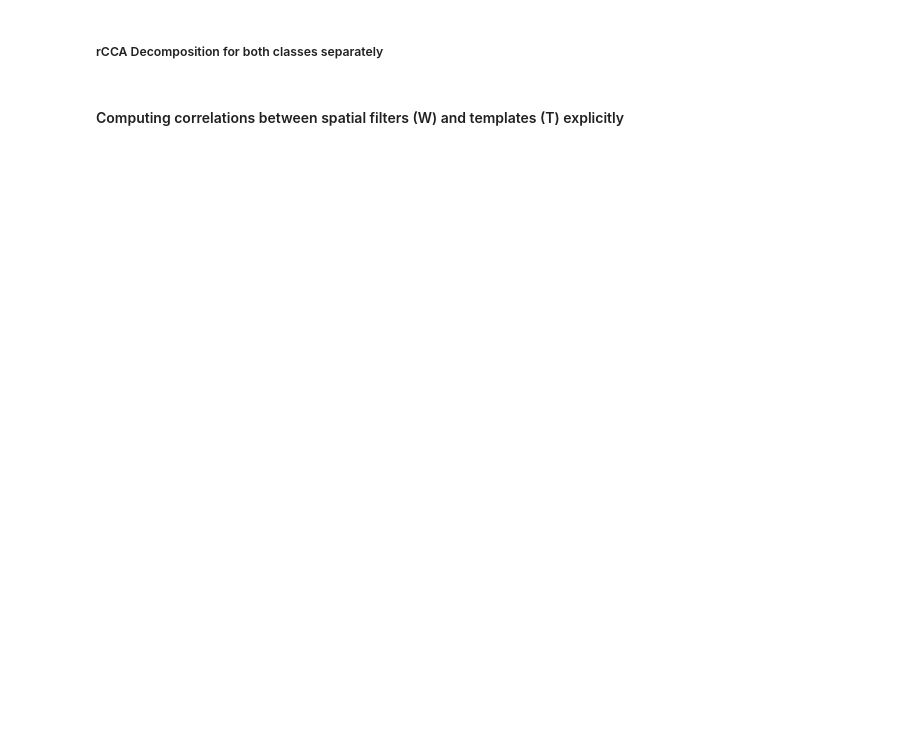
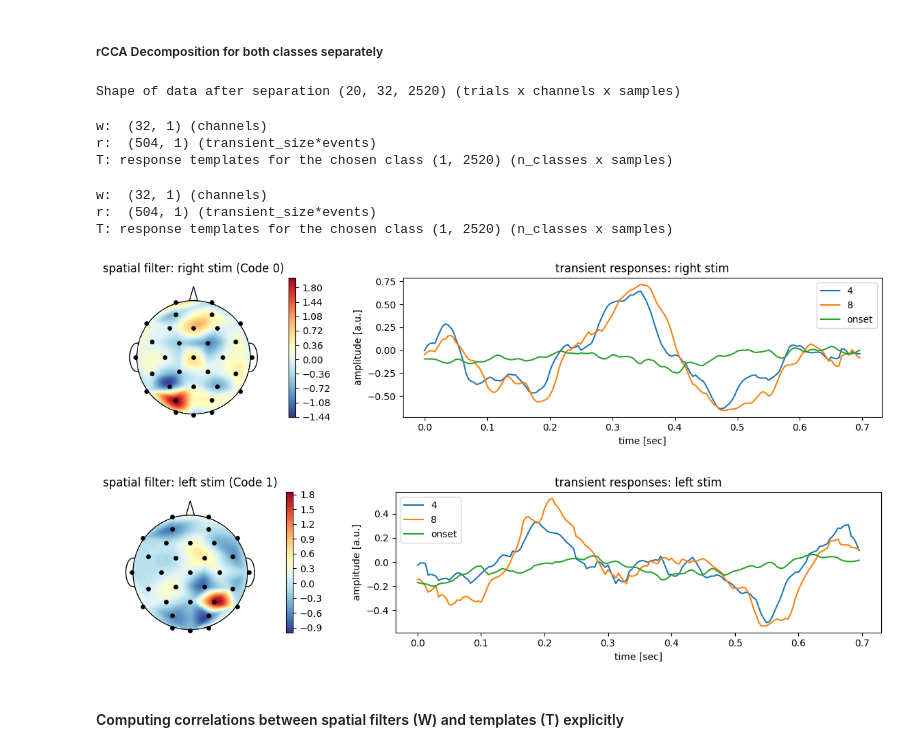
Before and after one commit to ShekharNarayanan/Covert_CVEP, a Jupyter notebook: SN_analysis/rCCA_Covert.ipynb, the cells around one changed output. Cells and saved outputs as stored; diff of their text form; code cells hidden in the pictures; blank space fills up the shorter version.

```diff
--- a/SN_analysis/rCCA_Covert.ipynb
+++ b/SN_analysis/rCCA_Covert.ipynb
@@ -13,7 +13,7 @@ root_data = r"C:\Users\s1081686\Desktop\RA_Project\Scripts\pynt_codes\SN_pilot_d
 
 #loading: COVERT data
 os.chdir(root_data)
-tmp_covert = np.load("pilot_cvep_covert_mgold_61_6521_40T_ICA.npz")
+tmp_covert = np.load("pilot_cvep_covert_mgold_61_6521_40T.npz")
 X = tmp_covert["X"]
 y = tmp_covert["y"]
 V = tmp_covert["V"].T
@@ -88,35 +96,45 @@ def rCCA_Decomp(X,y,codes, transient_size, plot, titles):
         ax[0].set_title(titles[0])
         tmp = np.reshape(rcca.r_, (len(rcca.events_), -1))
         for i in range(len(rcca.events_)):
             ax[1].plot(np.arange(int(transient_size * fs)) / fs, tmp[i, :])
         ax[1].legend(rcca.events_)
         ax[1].set_xlabel("time [sec]")
         ax[1].set_ylabel("amplitude [a.u.]")
         ax[1].set_title(titles[1])
         fig.tight_layout()
 
     return rcca.w_,rcca.r_,T
 
 # Separating EEG data based on codes/classes
 
 # Data and codes for 'N'key/class appearing on the right
 ind_0 = (y==0)
 X_0 = X[ind_0,:,:]
 V_0 = V[0,:].reshape(1,504)
 
 # # Data and codes for 'Y' key/class appearing on the left
 ind_1 = (y==1)
 X_1 = X[ind_1,:,:]
 V_1 = V[1,:].reshape(1,504)
 
 # labels
 y_ind=np.zeros((20,1))
 
 print("Shape of data after separation",X_0.shape,"(trials x channels x samples)")
 
 # computing spatial filters and transient responses
-w_0,_,T_0= rCCA_Decomp(X_0,y_ind,V_0,transient_size=0.5,plot=True,titles=["spatial filter: right stim (Code 0)","transient responses: right stim"])
-w_1,_,T_1= rCCA_Decomp(X_1,y_ind,V_1,transient_size=0.5,plot=True,titles = ["spatial filter: left stim (Code 1)","transient responses: left stim"])
+w_0,_,T_0= rCCA_Decomp(X_0,y_ind,V_0,transient_size=0.7,plot=True,titles=["spatial filter: right stim (Code 0)","transient responses: right stim"])
+w_1,_,T_1= rCCA_Decomp(X_1,y_ind,V_1,transient_size=0.7,plot=True,titles = ["spatial filter: left stim (Code 1)","transient responses: left stim"])
+# %% [output]
+Shape of data after separation (20, 32, 2520) (trials x channels x samples)
+w:  (32, 1) (channels)
+r:  (504, 1) (transient_size*events)
+T: response templates for the chosen class (1, 2520) (n_classes x samples)
+w:  (32, 1) (channels)
+r:  (504, 1) (transient_size*events)
+T: response templates for the chosen class (1, 2520) (n_classes x samples)
+[figure, added]
+[figure, added]
 # %% [markdown]
 #### Computing correlations between spatial filters (W) and templates (T) explicitly
 # %%
```
Also changed, not shown: parts of 2 cells of this notebook, 1 other file.
